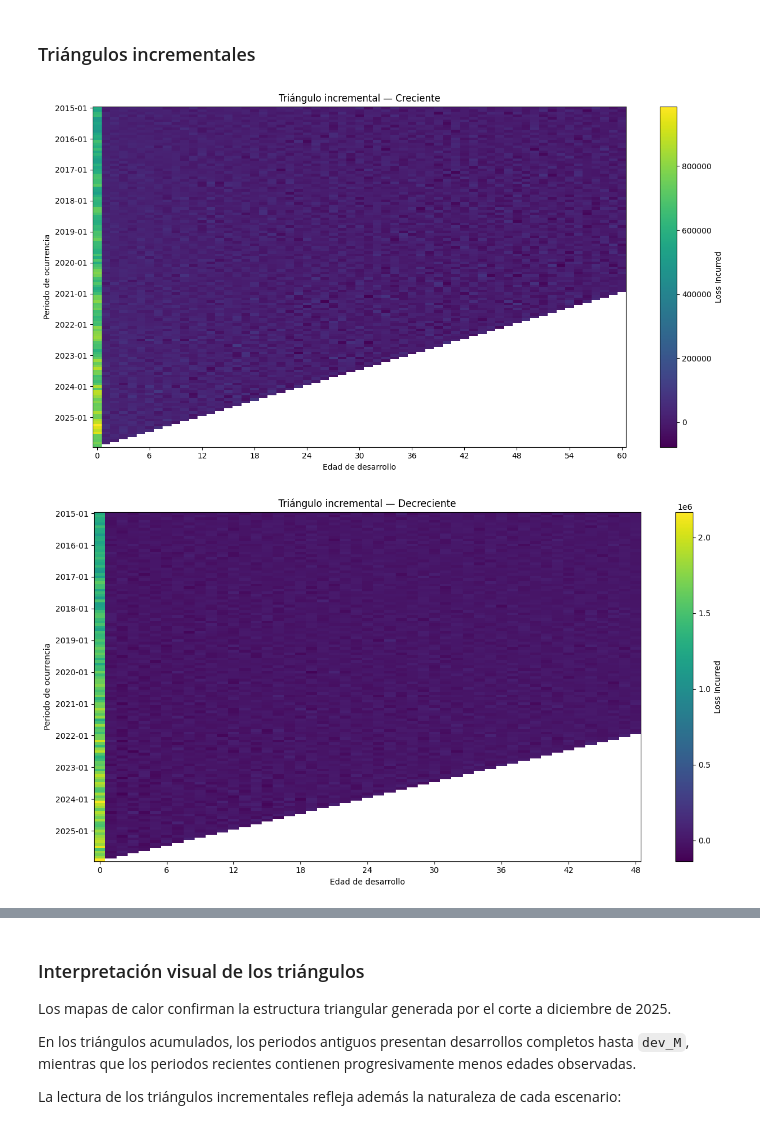
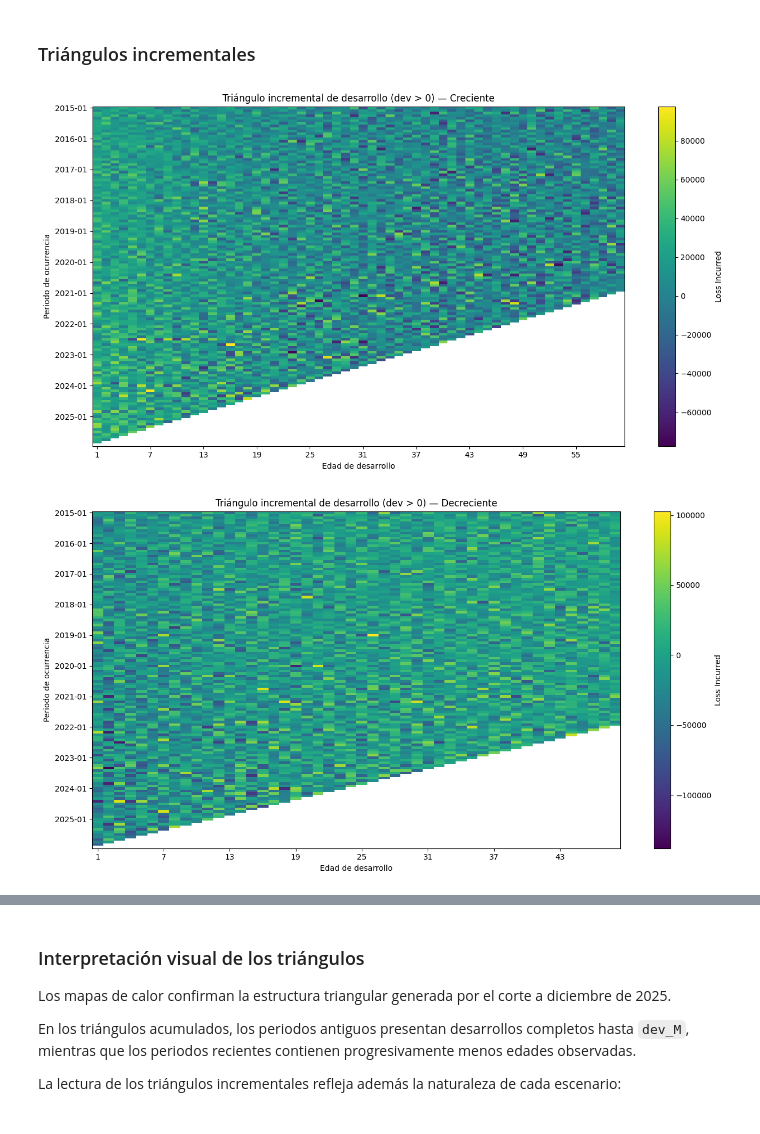
Before and after one commit to ActuarioDereckFuzz/Modelado_Reservas_ML_vs_metodos_Actuariales, a Jupyter notebook: notebooks/02_validacion_exploracion.ipynb, the cells around one changed output, grey strips where cells are left out. Saved outputs shown, nothing was run; the diff lists cells and outputs as text; code cells hidden in the pictures.

```diff
--- a/notebooks/02_validacion_exploracion.ipynb
+++ b/notebooks/02_validacion_exploracion.ipynb
@@ -1495,15 +1495,20 @@ for scenario, pair in triangles.items():
 # %%
 for scenario, pair in triangles.items():
 
+    incremental_development = (
+        pair["incremental"]
+        .iloc[:, 1:]
+    )
+
     plot_triangle_heatmap(
-        triangle=pair["incremental"],
+        triangle=incremental_development,
         title=(
-            f"Triángulo incremental — "
-            f"{scenario.capitalize()}"
+            "Triángulo incremental de desarrollo "
+            f"(dev > 0) — {scenario.capitalize()}"
         ),
     )
 
     plt.show()
 # %% [output]
-[figure, old version]
+[figure, new version]
-[figure, old version]
+[figure, new version]
```
Also changed, not shown: parts of 1 cell of this notebook.
